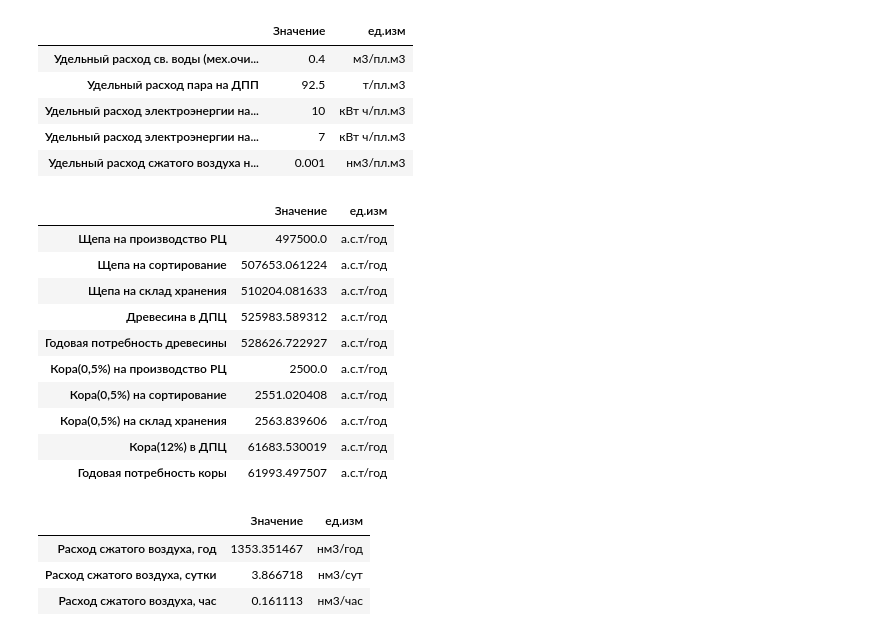
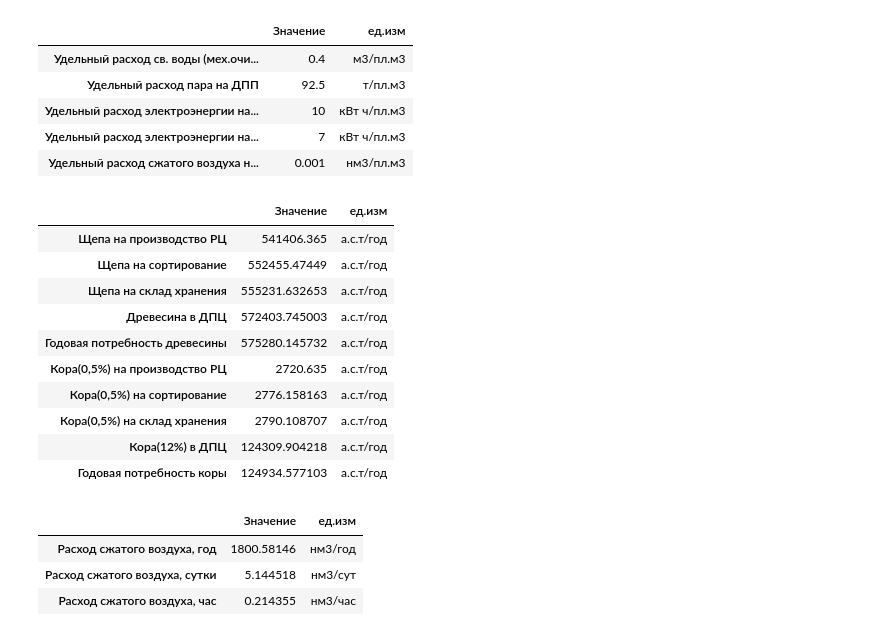
Before and after one commit to AlexS-1987/WoodYard_balances, a Jupyter notebook: WoodYard_balance.ipynb, the cells around one changed output. Saved outputs shown, nothing was run; the diff lists cells and outputs as text; code cells hidden in the pictures.

```diff
--- a/WoodYard_balance.ipynb
+++ b/WoodYard_balance.ipynb
@@ -6,9 +8,10 @@
 # %%
 # @title Выбранный тип древесины { form-width: "100px", display-mode: "form" }
 # @markdown Выберите тип древесины
-wood_type = "Береза" # @param ["\u0411\u0435\u0440\u0435\u0437\u0430", "\u0425\u0432\u043E\u0439\u043D\u044B\u0435", "\u041B\u0438\u0441\u0442\u0432\u0435\u043D\u043D\u0438\u0446\u0430"]
+import pandas as pd
+wood_type = "Пальма" # @param ["\u0411\u0435\u0440\u0435\u0437\u0430", "\u0425\u0432\u043E\u0439\u043D\u044B\u0435", "\u041B\u0438\u0441\u0442\u0432\u0435\u043D\u043D\u0438\u0446\u0430", "\u041F\u0430\u043B\u044C\u043C\u0430"]
 # @markdown Введите расход а.с. щепы на производство РЦ а.с.т/год
-chip_consumption = 500000 # @param {type:"number"}
+chip_consumption = 544127 # @param {type:"number"}
 # @markdown Введите режим работы, дни
 regime = 350 # @param {type:"integer"}
 
@@ -31,7 +34,6 @@ df_wood_param
 # %%
 # @title Служебная вкладка
 #импорт библиотек
-import pandas as pd
 
 #Определение классов
 class WoodYard:
@@ -42,9 +44,9 @@ class WoodYard:
   def wood_param():
      return {'Береза':{'Выход':[85,'%'],
                        'Сухость':[92.5,'%'],
-                       'Средняя расчетная плотность древесины':[0.5,'а.с.т/пл.м3'],
-                       'Средняя расчетная плотность коры':[0.43,'а.с.т/пл.м3'],
-                       'Естественная влажность древесины':[50,'%'],
+                       'Средняя расчетная плотность древесины':[1.0,'а.с.т/пл.м3'],
+                       'Средняя расчетная плотность коры':[0.83,'а.с.т/пл.м3'],
+                       'Естественная влажность древесины':[60,'%'],
                        'Естественная влажность коры':[50,'%'],
                        'Потери щепы на станции сортирования':[2,'%'],
                        'Потери щепы при хранении на складе щепы':[0.5,'%'],
@@ -69,6 +71,19 @@ class WoodYard:
             'Лиственница':{'Выход':[85,'%'],
                        'Сухость':[92.5,'%'],
                        'Средняя расчетная плотность древесины':[0.57,'а.с.т/пл.м3'],
+                       'Средняя расчетная плотность коры':[0.43,'а.с.т/пл.м3'],
+                       'Естественная влажность древесины':[50,'%'],
+                       'Естественная влажность коры':[50,'%'],
+                       'Потери щепы на станции сортирования':[2,'%'],
+                       'Потери щепы при хранении на складе щепы':[0.5,'%'],
+                       'Потери древесины при окорке':[3,'%'],
+                       'Потери древесины при хранении на складе круглых лесоматериалов':[0.5,'%'],
+                       'Содержание коры на круглом лесоматериале':[12,'%'],
+                       'Содержание коры в щепе на варку':[0.5,'%']
+                       },
+              'Пальма':{'Выход':[85,'%'],
+                       'Сухость':[92.5,'%'],
+                       'Средняя расчетная плотность древесины':[0.27,'а.с.т/пл.м3'],
                        'Средняя расчетная плотность коры':[0.43,'а.с.т/пл.м3'],
                        'Естественная влажность древесины':[50,'%'],
                        'Естественная влажность коры':[50,'%'],
@@ -150,28 +165,26 @@ pd.DataFrame(WoodYard.utility_consumption(), index=['Значение', 'ед.и
 pd.DataFrame(WoodYard(chip_consumption,wood_type,regime).wood_balance(), index=['Значение', 'ед.изм']).transpose()
 # %% [output]
 |  | Значение | ед.изм |
-| Щепа на производство РЦ | 497500.0 | а.с.т/год |
-| Щепа на сортирование | 507653.061224 | а.с.т/год |
-| Щепа на склад хранения | 510204.081633 | а.с.т/год |
-| Древесина в ДПЦ | 525983.589312 | а.с.т/год |
-| Годовая потребность древесины | 528626.722927 | а.с.т/год |
-| Кора(0,5%) на производство РЦ | 2500.0 | а.с.т/год |
-| Кора(0,5%) на сортирование | 2551.020408 | а.с.т/год |
-| Кора(0,5%) на склад хранения | 2563.839606 | а.с.т/год |
-| Кора(12%) в ДПЦ | 61683.530019 | а.с.т/год |
-| Годовая потребность коры | 61993.497507 | а.с.т/год |
+| Щепа на производство РЦ | 541406.365 | а.с.т/год |
+| Щепа на сортирование | 552455.47449 | а.с.т/год |
+| Щепа на склад хранения | 555231.632653 | а.с.т/год |
+| Древесина в ДПЦ | 572403.745003 | а.с.т/год |
+| Годовая потребность древесины | 575280.145732 | а.с.т/год |
+| Кора(0,5%) на производство РЦ | 2720.635 | а.с.т/год |
+| Кора(0,5%) на сортирование | 2776.158163 | а.с.т/год |
+| Кора(0,5%) на склад хранения | 2790.108707 | а.с.т/год |
+| Кора(12%) в ДПЦ | 124309.904218 | а.с.т/год |
+| Годовая потребность коры | 124934.577103 | а.с.т/год |
 # %%
 # @title Расход сжатого воздуха
-
-wood_balance_res = WoodYard(chip_consumption, wood_type, regime).wood_balance()
-#comp_air = WoodYard(chip_consumption, wood_type, regime).comp_air_consumption(wood_balance_res)
+comp_air = WoodYard(chip_consumption, wood_type, regime).comp_air_consumption()
 df_comp_air = pd.DataFrame(comp_air, index=['Значение', 'ед.изм']).transpose()
 df_comp_air
 # %% [output]
 |  | Значение | ед.изм |
-| Расход сжатого воздуха, год | 1353.351467 | нм3/год |
-| Расход сжатого воздуха, сутки | 3.866718 | нм3/сут |
-| Расход сжатого воздуха, час | 0.161113 | нм3/час |
+| Расход сжатого воздуха, год | 1800.58146 | нм3/год |
+| Расход сжатого воздуха, сутки | 5.144518 | нм3/сут |
+| Расход сжатого воздуха, час | 0.214355 | нм3/час |
 # %%
 #Пример 1
 #вычислим расход сжатого воздуха по разхличным вариантам
```
Also changed, not shown: parts of 3 cells of this notebook.
